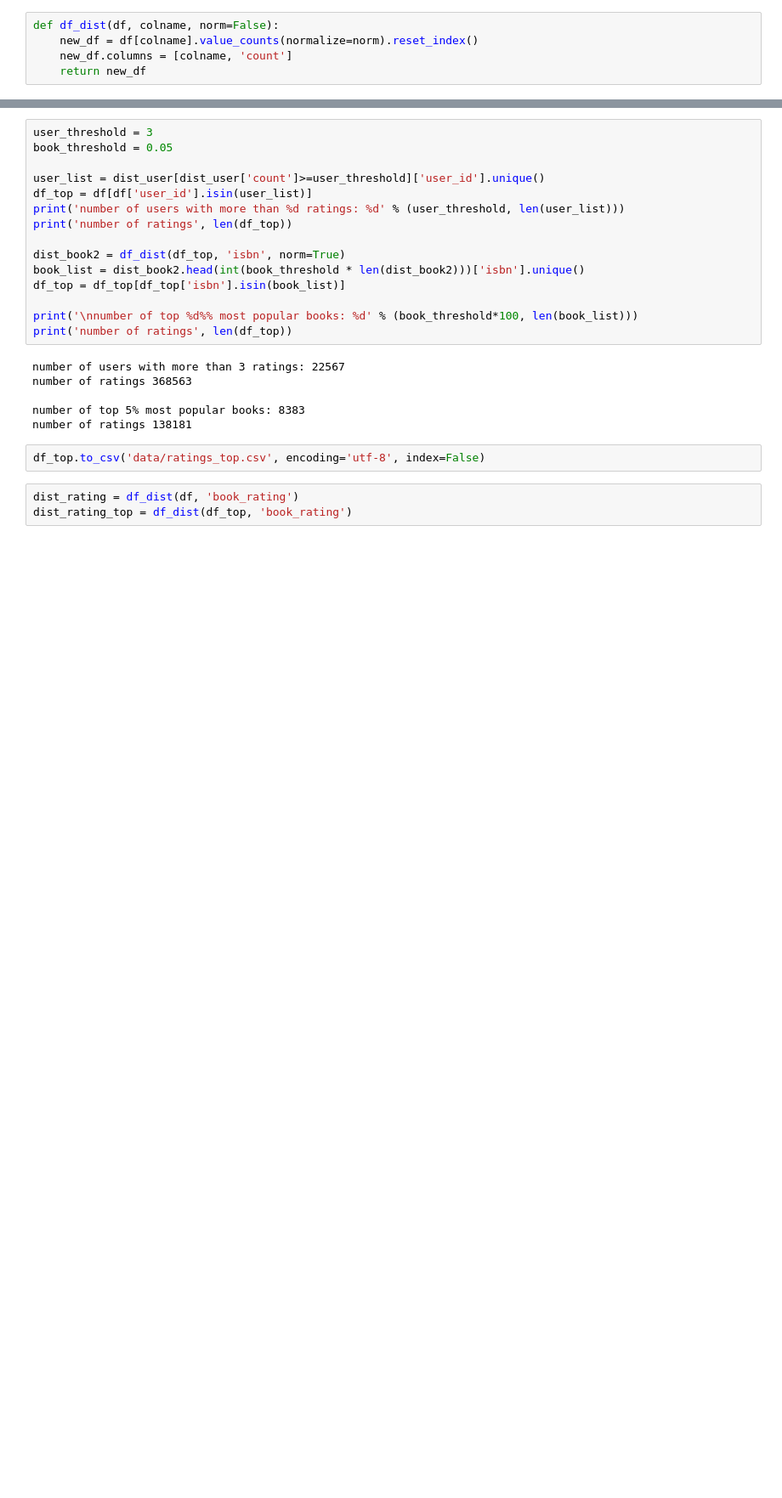
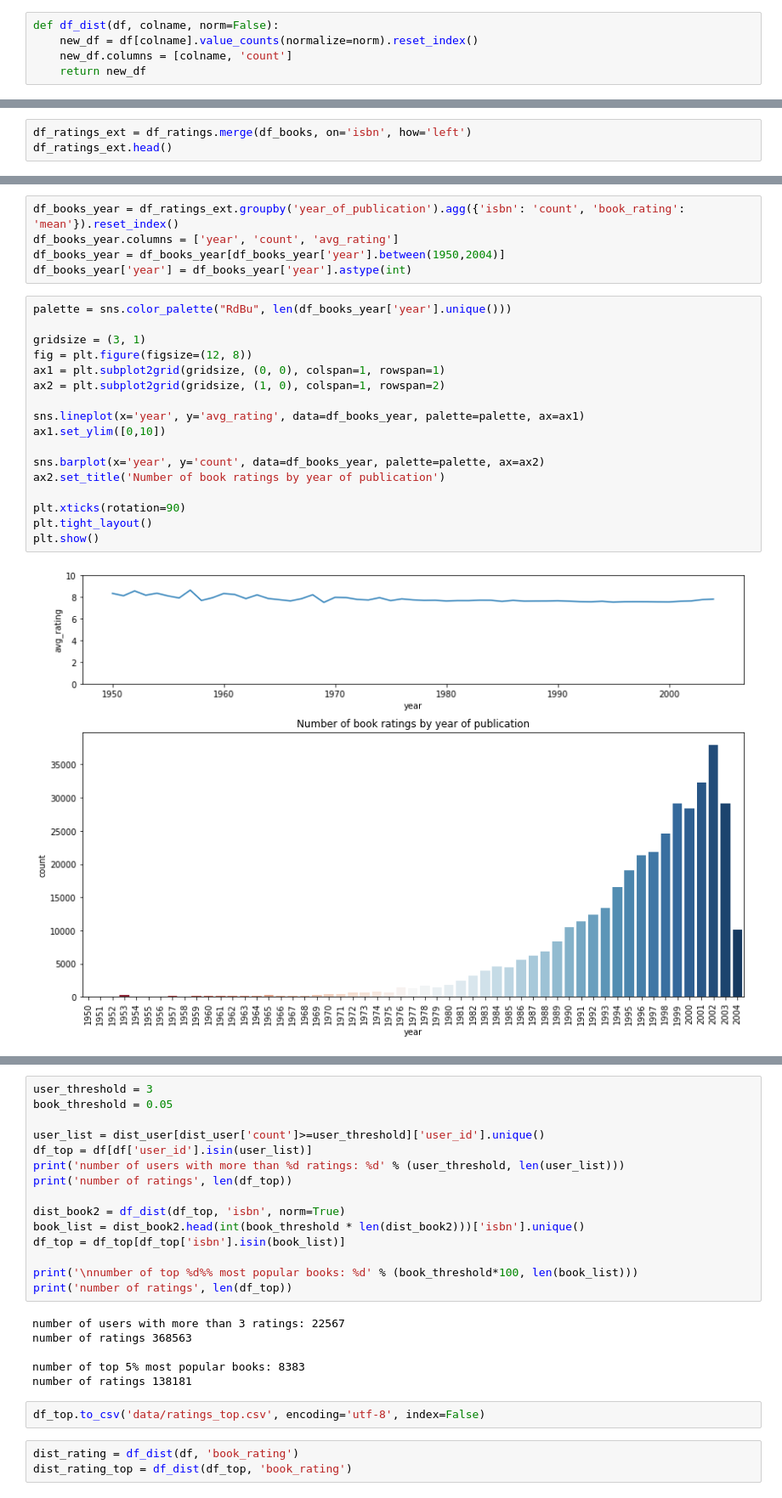
Before and after one commit to klaudia-nazarko/collaborative-filtering-python, a Jupyter notebook: intro.ipynb, the cells around one changed output, grey strips where cells are left out. Shown: that part at 85% size. Saved outputs shown, nothing was run; the diff lists cells and outputs as text; blank space fills up the shorter version.

```diff
--- a/intro.ipynb
+++ b/intro.ipynb
@@ -67,0 +94,3 @@ Average number of ratings per book: 2.33
+# %%
+df_ratings_ext = df_ratings.merge(df_books, on='isbn', how='left')
+df_ratings_ext.head()
@@ -67,0 +104,24 @@ Average number of ratings per book: 2.33
+# %%
+df_books_year = df_ratings_ext.groupby('year_of_publication').agg({'isbn': 'count', 'book_rating': 'mean'}).reset_index()
+df_books_year.columns = ['year', 'count', 'avg_rating']
+df_books_year = df_books_year[df_books_year['year'].between(1950,2004)]
+df_books_year['year'] = df_books_year['year'].astype(int)
+# %%
+palette = sns.color_palette("RdBu", len(df_books_year['year'].unique()))
+
+gridsize = (3, 1)
+fig = plt.figure(figsize=(12, 8))
+ax1 = plt.subplot2grid(gridsize, (0, 0), colspan=1, rowspan=1)
+ax2 = plt.subplot2grid(gridsize, (1, 0), colspan=1, rowspan=2)
+
+sns.lineplot(x='year', y='avg_rating', data=df_books_year, palette=palette, ax=ax1)
+ax1.set_ylim([0,10])
+
+sns.barplot(x='year', y='count', data=df_books_year, palette=palette, ax=ax2)
+ax2.set_title('Number of book ratings by year of publication')
+
+plt.xticks(rotation=90)
+plt.tight_layout()
+plt.show()
+# %% [output]
+[figure, added]
```
Also changed, not shown: parts of 13 cells of this notebook, 1 other file.
